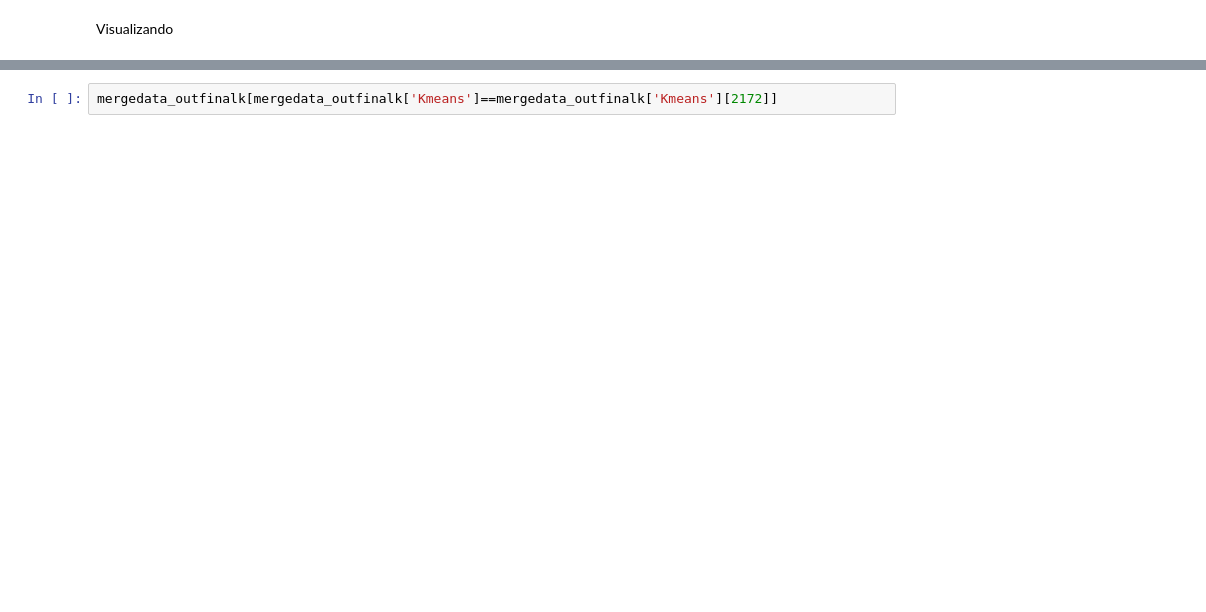
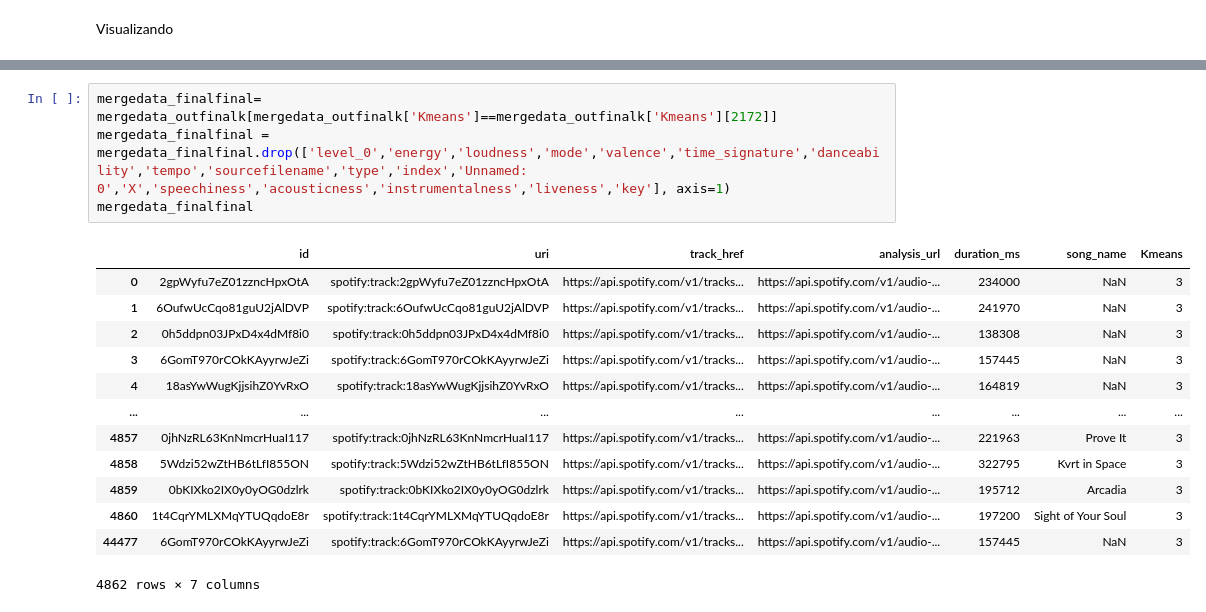
Before and after one commit to Benjamilior/Proyecto-Mineria-de-Datos, a Jupyter notebook: Proyecto_Mineria_Programa_Final.ipynb, the cells around one changed output, grey strips where cells are left out. Saved outputs shown, nothing was run; the diff lists cells and outputs as text; blank space fills up the shorter version.

```diff
--- a/Proyecto_Mineria_Programa_Final.ipynb
+++ b/Proyecto_Mineria_Programa_Final.ipynb
@@ -398,2 +298,18 @@ mergedata_outfinalk['Kmeans'][2172]
-# %%
-mergedata_outfinalk[mergedata_outfinalk['Kmeans']==mergedata_outfinalk['Kmeans'][2172]]
+# %%
+mergedata_finalfinal= mergedata_outfinalk[mergedata_outfinalk['Kmeans']==mergedata_outfinalk['Kmeans'][2172]]
+mergedata_finalfinal = mergedata_finalfinal.drop(['level_0','energy','loudness','mode','valence','time_signature','danceability','tempo','sourcefilename','type','index','Unnamed: 0','X','speechiness','acousticness','instrumentalness','liveness','key'], axis=1)
+mergedata_finalfinal
+# %% [output]
+|  | id | uri | track_href | analysis_url | duration_ms | song_name | Kmeans |
+| 0 | 2gpWyfu7eZ01zzncHpxOtA | spotify:track:2gpWyfu7eZ01zzncHpxOtA | https://api.spotify.com/v1/tracks... | https://api.spotify.com/v1/audio-... | 234000 | NaN | 3 |
+| 1 | 6OufwUcCqo81guU2jAlDVP | spotify:track:6OufwUcCqo81guU2jAlDVP | https://api.spotify.com/v1/tracks... | https://api.spotify.com/v1/audio-... | 241970 | NaN | 3 |
+| 2 | 0h5ddpn03JPxD4x4dMf8i0 | spotify:track:0h5ddpn03JPxD4x4dMf8i0 | https://api.spotify.com/v1/tracks... | https://api.spotify.com/v1/audio-... | 138308 | NaN | 3 |
+| 3 | 6GomT970rCOkKAyyrwJeZi | spotify:track:6GomT970rCOkKAyyrwJeZi | https://api.spotify.com/v1/tracks... | https://api.spotify.com/v1/audio-... | 157445 | NaN | 3 |
+| 4 | 18asYwWugKjjsihZ0YvRxO | spotify:track:18asYwWugKjjsihZ0YvRxO | https://api.spotify.com/v1/tracks... | https://api.spotify.com/v1/audio-... | 164819 | NaN | 3 |
+| ... | ... | ... | ... | ... | ... | ... | ... |
+| 4857 | 0jhNzRL63KnNmcrHuaI117 | spotify:track:0jhNzRL63KnNmcrHuaI117 | https://api.spotify.com/v1/tracks... | https://api.spotify.com/v1/audio-... | 221963 | Prove It | 3 |
+| 4858 | 5Wdzi52wZtHB6tLfI855ON | spotify:track:5Wdzi52wZtHB6tLfI855ON | https://api.spotify.com/v1/tracks... | https://api.spotify.com/v1/audio-... | 322795 | Kvrt in Space | 3 |
+| 4859 | 0bKIXko2IX0y0yOG0dzlrk | spotify:track:0bKIXko2IX0y0yOG0dzlrk | https://api.spotify.com/v1/tracks... | https://api.spotify.com/v1/audio-... | 195712 | Arcadia | 3 |
+| 4860 | 1t4CqrYMLXMqYTUQqdoE8r | spotify:track:1t4CqrYMLXMqYTUQqdoE8r | https://api.spotify.com/v1/tracks... | https://api.spotify.com/v1/audio-... | 197200 | Sight of Your Soul | 3 |
+| 44477 | 6GomT970rCOkKAyyrwJeZi | spotify:track:6GomT970rCOkKAyyrwJeZi | https://api.spotify.com/v1/tracks... | https://api.spotify.com/v1/audio-... | 157445 | NaN | 3 |
+4862 rows × 7 columns
```
Also changed, not shown: parts of 28 cells of this notebook.
